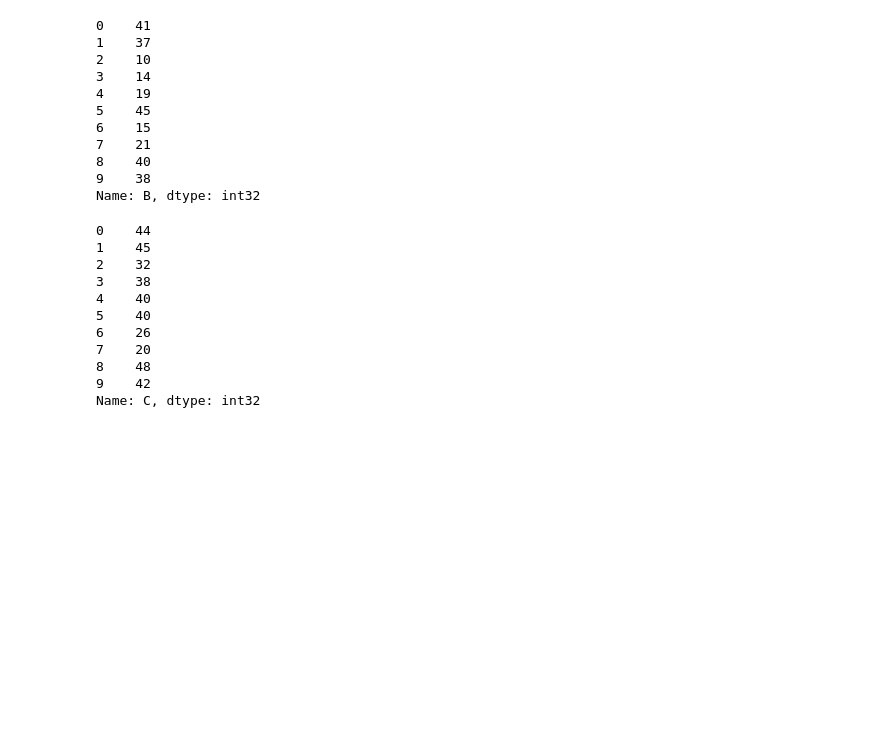
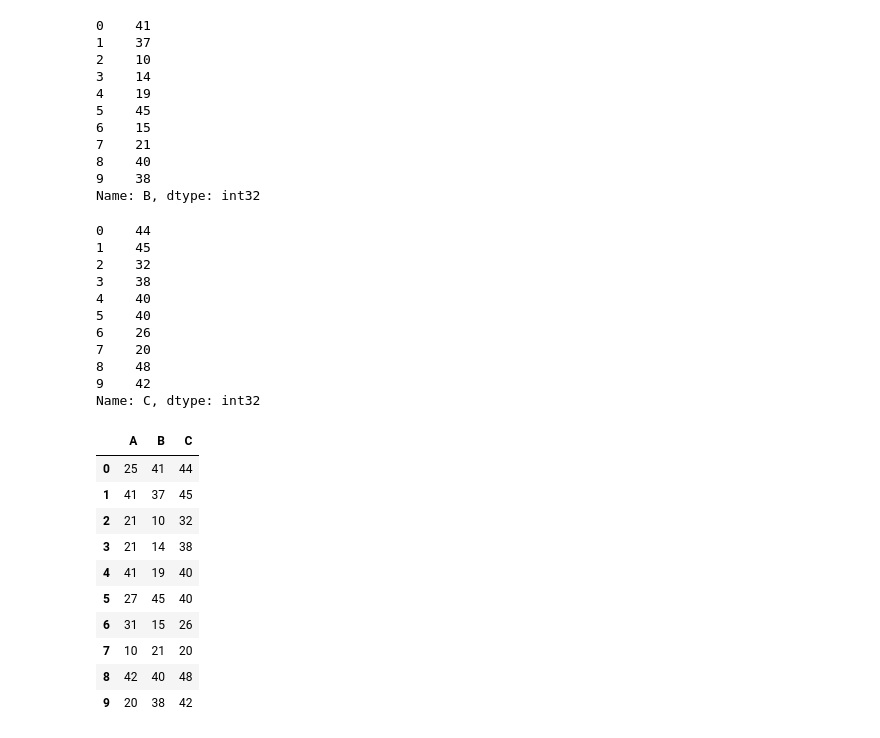
Before and after one commit to Sarmad426/Generative-AI, a Jupyter notebook: 4-pandas/table-operations.ipynb, the cells around one changed output. Cells and saved outputs as stored; diff of their text form; code cells hidden in the pictures; blank space fills up the shorter version.

```diff
--- a/4-pandas/table-operations.ipynb
+++ b/4-pandas/table-operations.ipynb
@@ -199,3 +200,18 @@ df.C # Top to bottom
 8    48
 9    42
 Name: C, dtype: int32
+# %%
+# Extract multiple columns
+df[['A','B','C']]
+# %% [output]
+|  | A | B | C |
+| 0 | 25 | 41 | 44 |
+| 1 | 41 | 37 | 45 |
+| 2 | 21 | 10 | 32 |
+| 3 | 21 | 14 | 38 |
+| 4 | 41 | 19 | 40 |
+| 5 | 27 | 45 | 40 |
+| 6 | 31 | 15 | 26 |
+| 7 | 10 | 21 | 20 |
+| 8 | 42 | 40 | 48 |
+| 9 | 20 | 38 | 42 |
```
Also changed, not shown: parts of 6 cells of this notebook.
